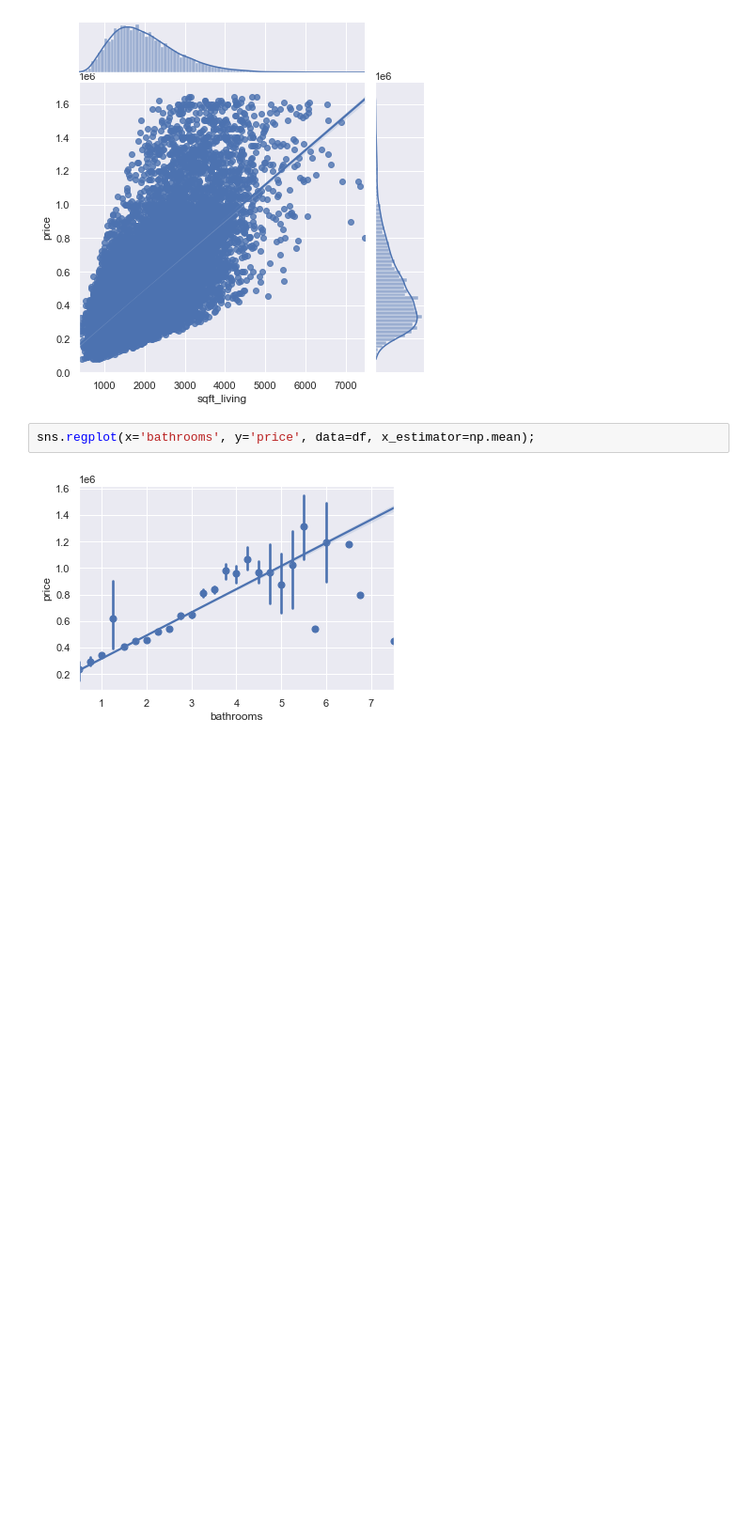
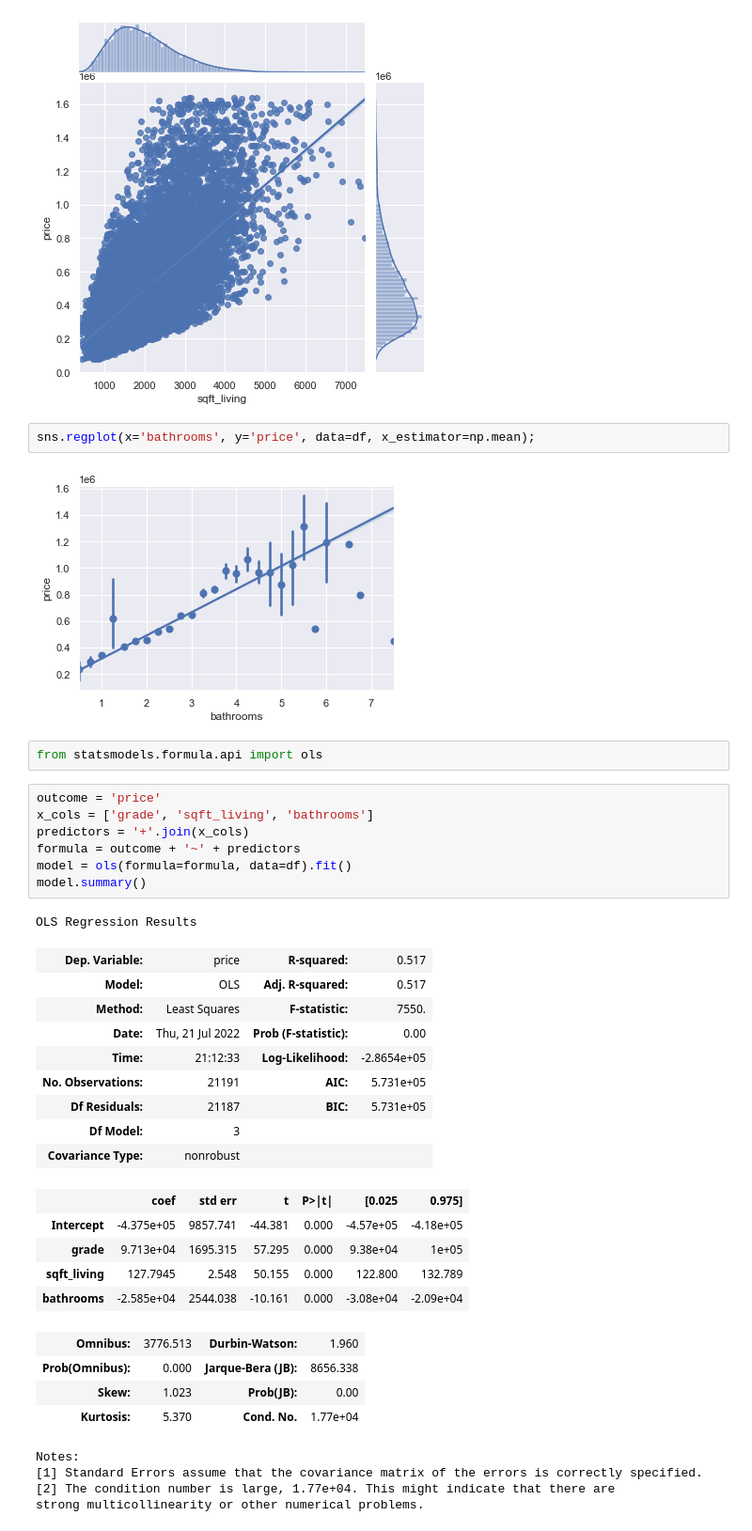
Before and after one commit to MossyJossy/Phase-2-Project, a Jupyter notebook: cleaning/Data Cleaning.ipynb, the cells around one changed output. Shown at 94% size. Drawn from its saved outputs; the diff is of its cells as text; blank space fills up the shorter version.

```diff
--- a/cleaning/Data Cleaning.ipynb
+++ b/cleaning/Data Cleaning.ipynb
@@ -162,3 +162,36 @@ plt.show();
 sns.regplot(x='bathrooms', y='price', data=df, x_estimator=np.mean);
 # %% [output]
 [figure]
+# %%
+from statsmodels.formula.api import ols
+# %%
+outcome = 'price'
+x_cols = ['grade', 'sqft_living', 'bathrooms']
+predictors = '+'.join(x_cols)
+formula = outcome + '~' + predictors
+model = ols(formula=formula, data=df).fit()
+model.summary()
+# %% [output]
+OLS Regression Results
+| Dep. Variable: | price | R-squared: | 0.517 |
+| Model: | OLS | Adj. R-squared: | 0.517 |
+| Method: | Least Squares | F-statistic: | 7550. |
+| Date: | Thu, 21 Jul 2022 | Prob (F-statistic): | 0.00 |
+| Time: | 21:12:33 | Log-Likelihood: | -2.8654e+05 |
+| No. Observations: | 21191 | AIC: | 5.731e+05 |
+| Df Residuals: | 21187 | BIC: | 5.731e+05 |
+| Df Model: | 3 |  |  |
+| Covariance Type: | nonrobust |  |  |
+|  | coef | std err | t | P>|t| | [0.025 | 0.975] |
+| Intercept | -4.375e+05 | 9857.741 | -44.381 | 0.000 | -4.57e+05 | -4.18e+05 |
+| grade | 9.713e+04 | 1695.315 | 57.295 | 0.000 | 9.38e+04 | 1e+05 |
+| sqft_living | 127.7945 | 2.548 | 50.155 | 0.000 | 122.800 | 132.789 |
+| bathrooms | -2.585e+04 | 2544.038 | -10.161 | 0.000 | -3.08e+04 | -2.09e+04 |
+| Omnibus: | 3776.513 | Durbin-Watson: | 1.960 |
+| Prob(Omnibus): | 0.000 | Jarque-Bera (JB): | 8656.338 |
+| Skew: | 1.023 | Prob(JB): | 0.00 |
+| Kurtosis: | 5.370 | Cond. No. | 1.77e+04 |
+Notes:
+[1] Standard Errors assume that the covariance matrix of the errors is correctly specified.
+[2] The condition number is large, 1.77e+04. This might indicate that there are
+strong multicollinearity or other numerical problems.
```
Also changed, not shown: parts of 1 cell of this notebook.
